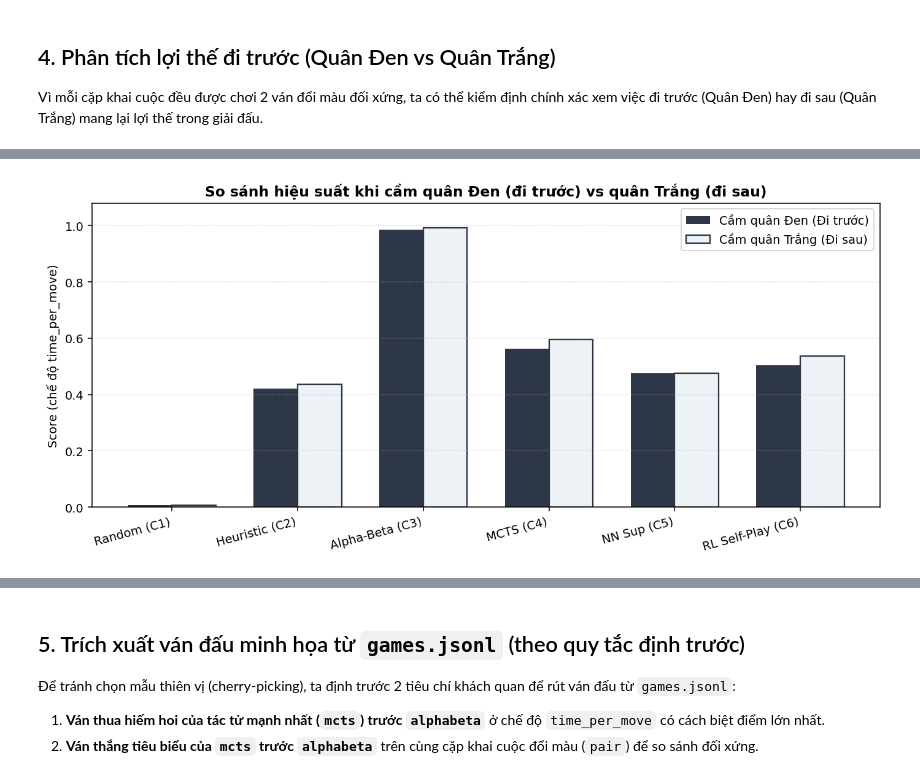
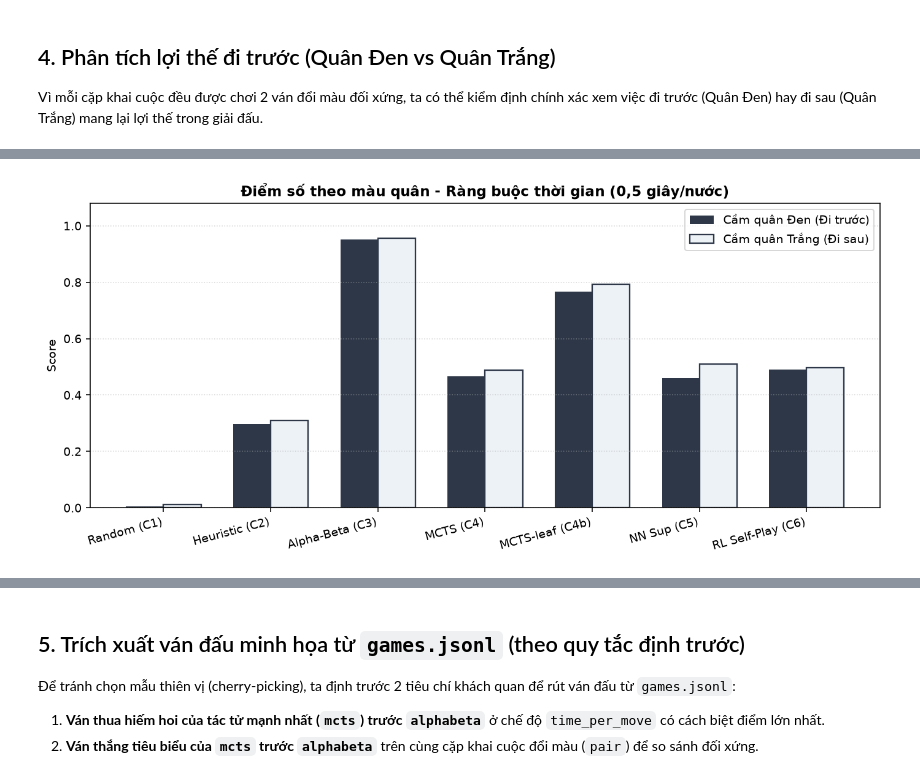
Before and after one commit to ngan23github/Advanced_Artificial_Intelligience_Group, a Jupyter notebook: Project_final/notebooks/01_tournament_results.ipynb, the cells around one changed output, grey strips where cells are left out. Drawn from its saved outputs; the diff is of its cells as text; code cells hidden in the pictures.

```diff
--- a/Project_final/notebooks/01_tournament_results.ipynb
+++ b/Project_final/notebooks/01_tournament_results.ipynb
@@ -27,7 +27,7 @@ LOGS = Path(os.environ.get("LOGS_DIR", REPO / "results" / "logs"))
 FIGS = Path(os.environ.get("FIG_DIR", REPO / "results" / "figures"))
 FIGS.mkdir(parents=True, exist_ok=True)
 
-RUN_NAME = "round_robin_v2"
+RUN_NAME = os.environ.get("RUN_NAME", "round_robin_v4")   # đổi tên run chính thức ở đây hoặc đặt biến môi trường RUN_NAME
 RUN_DIR = LOGS / RUN_NAME
 SUMMARY_PATH = RUN_DIR / "summary.json"
 GAMES_PATH = RUN_DIR / "games.jsonl"
@@ -45,6 +45,7 @@ LABELS = {
     "heuristic": "Heuristic (C2)",
     "alphabeta": "Alpha-Beta (C3)",
     "mcts": "MCTS (C4)",
+    "mcts_leaf": "MCTS-leaf (C4b)",
     "nn": "NN Sup (C5)",
     "rl": "RL Self-Play (C6)",
 }
@@ -134,7 +137,7 @@ for mode_name, mode_data in modes.items():
 fig, axes = plt.subplots(1, 2, figsize=(20, 6.2), dpi=140)
 mode_titles = {
     "time_per_move": "Chế độ 1: Cùng thời gian suy nghĩ (0.5s / nước)",
-    "default_config": "Chế độ 2: Cấu hình mặc định (depth=4 / sims=1000)",
+    "default_config": "Chế độ 2: Cấu hình mặc định (depth=4 / sims=2000)",
 }
 
 for ax, (mode_name, mode_data) in zip(axes, modes.items()):
@@ -474,20 +487,78 @@ for mode_name, mode_data in modes.items():
 df_color = pd.DataFrame(color_rows)
 display(df_color.drop(columns=["key"]))
 
-fig, ax = plt.subplots(figsize=(10, 4.6), dpi=140)
-sub = df_color[df_color["Mode"] == "time_per_move"].set_index("key").loc[agents]
-x = np.arange(len(agents))
-w = 0.35
-ax.bar(x - w/2, sub["Score as Black (Đi trước)"], w, label="Cầm quân Đen (Đi trước)", color="#2d3748")
-ax.bar(x + w/2, sub["Score as White (Đi sau)"], w, label="Cầm quân Trắng (Đi sau)", color="#edf2f7", edgecolor="#2d3748", linewidth=1.2)
-ax.set_xticks(x, [LABELS[a] for a in agents], rotation=15, ha="right")
-ax.set_ylim(0, 1.08)
-ax.set_ylabel("Score (chế độ time_per_move)")
-ax.set_title("So sánh hiệu suất khi cầm quân Đen (đi trước) vs quân Trắng (đi sau)", fontweight="bold")
-ax.legend()
-ax.grid(axis="y", linestyle=":", alpha=0.5)
-fig.tight_layout()
-fig.savefig(FIGS / "01_first_player_advantage.png", bbox_inches="tight")
-plt.show()
-print("Đã lưu hình:", FIGS / "01_first_player_advantage.png")
+
+# Vẽ biểu đồ so sánh Score theo màu quân cho cả hai chế độ
+
+mode_configs = [
+    {
+        "mode": "time_per_move",
+        "title": "Điểm số theo màu quân - Ràng buộc thời gian (0,5 giây/nước)",
+        "filename": "01_first_player_advantage_time.png"
+    },
+    {
+        "mode": "default_config",
+        "title": "Điểm số theo màu quân - Không ràng buộc thời gian",
+        "filename": "02_first_player_advantage_default.png"
+    }
+]
+
+for config in mode_configs:
+    mode = config["mode"]
+
+    sub = (
+        df_color[df_color["Mode"] == mode]
+        .set_index("key")
+        .loc[agents]
+    )
+
+    fig, ax = plt.subplots(figsize=(10, 4.6), dpi=140)
+
+    x = np.arange(len(agents))
+    w = 0.35
+
+    # Score khi Agent cầm quân Đen
+    ax.bar(
+        x - w/2,
+        sub["Score as Black (Đi trước)"],
+        w,
+        label="Cầm quân Đen (Đi trước)",
+        color="#2d3748"
+    )
+
+    # Score khi Agent cầm quân Trắng
+    ax.bar(
+        x + w/2,
+        sub["Score as White (Đi sau)"],
+        w,
+        label="Cầm quân Trắng (Đi sau)",
+        color="#edf2f7",
+        edgecolor="#2d3748",
+        linewidth=1.2
+    )
+
+    ax.set_xticks(
+        x,
+        [LABELS[a] for a in agents],
+        rotation=15,
+        ha="right"
+    )
+
+    ax.set_ylim(0, 1.08)
+    ax.set_ylabel("Score")
+    ax.set_title(config["title"], fontweight="bold")
+
+    ax.legend()
+    ax.grid(axis="y", linestyle=":", alpha=0.5)
+
+    fig.tight_layout()
+
+    fig.savefig(
+        FIGS / config["filename"],
+        bbox_inches="tight"
+    )
+
+    plt.show()
+
+    print("Đã lưu hình:", FIGS / config["filename"])
 # %% [output]
@@ -509 +582 @@ print("Đã lưu hình:", FIGS / "01_first_player_advantage.png")
-[figure, old version]
+[figure, new version]
```
Also changed, not shown: parts of 12 cells of this notebook, 13 other files.
